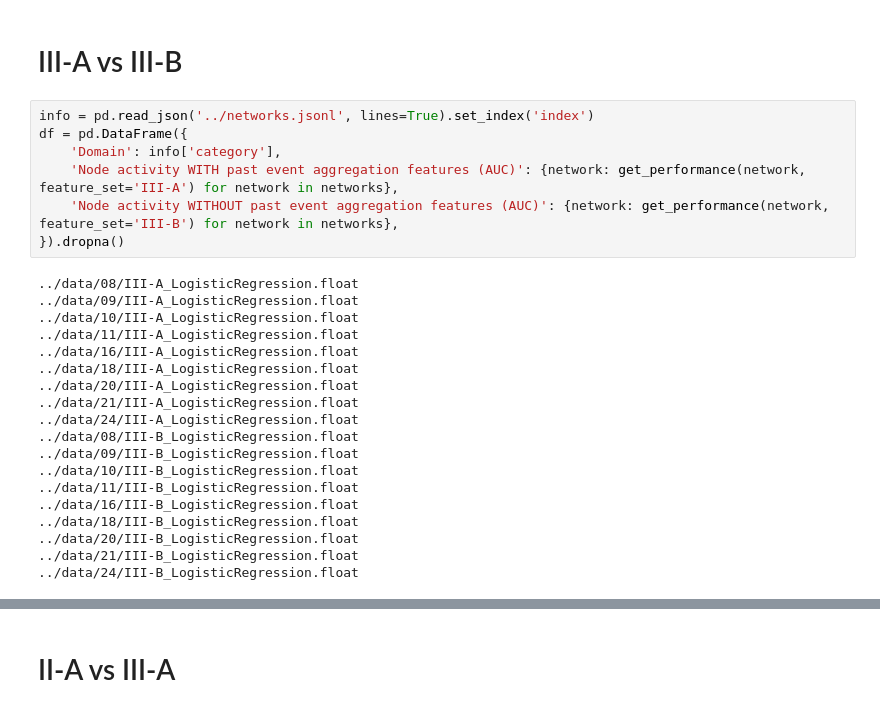
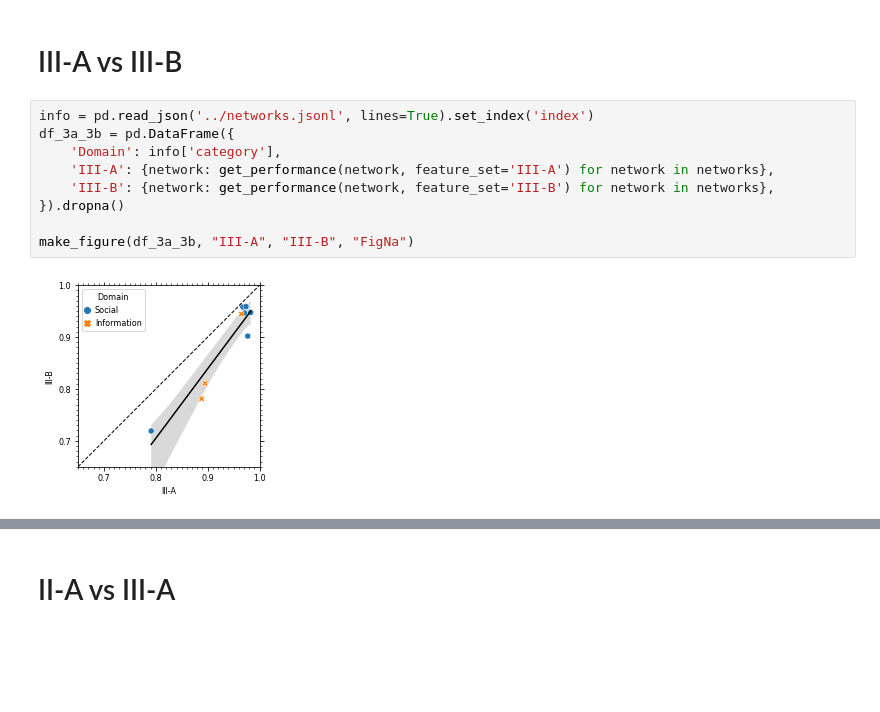
Before and after one commit to BattleBunny/snaproject, a Jupyter notebook: code/Figures for Paper.ipynb, the cells around one changed output, grey strips where cells are left out. Drawn from its saved outputs; the diff is of its cells as text; blank space fills up the shorter version.

```diff
--- a/code/Figures for Paper.ipynb
+++ b/code/Figures for Paper.ipynb
@@ -159,27 +82,12 @@ findfont: Generic family 'sans-serif' not found because none of the following fa
 # III-A vs III-B
 # %%
 info = pd.read_json('../networks.jsonl', lines=True).set_index('index')
-df = pd.DataFrame({
+df_3a_3b = pd.DataFrame({
     'Domain': info['category'],
-    'Node activity WITH past event aggregation features (AUC)': {network: get_performance(network, feature_set='III-A') for network in networks},
-    'Node activity WITHOUT past event aggregation features (AUC)': {network: get_performance(network, feature_set='III-B') for network in networks},
+    'III-A': {network: get_performance(network, feature_set='III-A') for network in networks},
+    'III-B': {network: get_performance(network, feature_set='III-B') for network in networks},
 }).dropna()
+
+make_figure(df_3a_3b, "III-A", "III-B", "FigNa")
 # %% [output]
-../data/08/III-A_LogisticRegression.float
-../data/09/III-A_LogisticRegression.float
-../data/10/III-A_LogisticRegression.float
-../data/11/III-A_LogisticRegression.float
-../data/16/III-A_LogisticRegression.float
-../data/18/III-A_LogisticRegression.float
-../data/20/III-A_LogisticRegression.float
-../data/21/III-A_LogisticRegression.float
-../data/24/III-A_LogisticRegression.float
-../data/08/III-B_LogisticRegression.float
-../data/09/III-B_LogisticRegression.float
-../data/10/III-B_LogisticRegression.float
-../data/11/III-B_LogisticRegression.float
-../data/16/III-B_LogisticRegression.float
-../data/18/III-B_LogisticRegression.float
-../data/20/III-B_LogisticRegression.float
-../data/21/III-B_LogisticRegression.float
-../data/24/III-B_LogisticRegression.float
+[figure, added]
```
Also changed, not shown: parts of 17 cells of this notebook, 13 other files.
